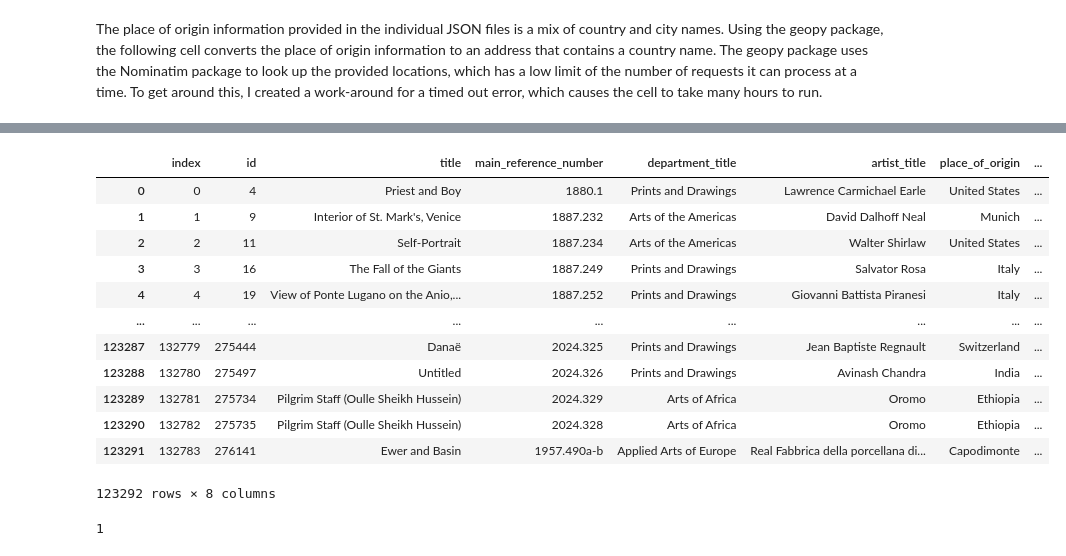
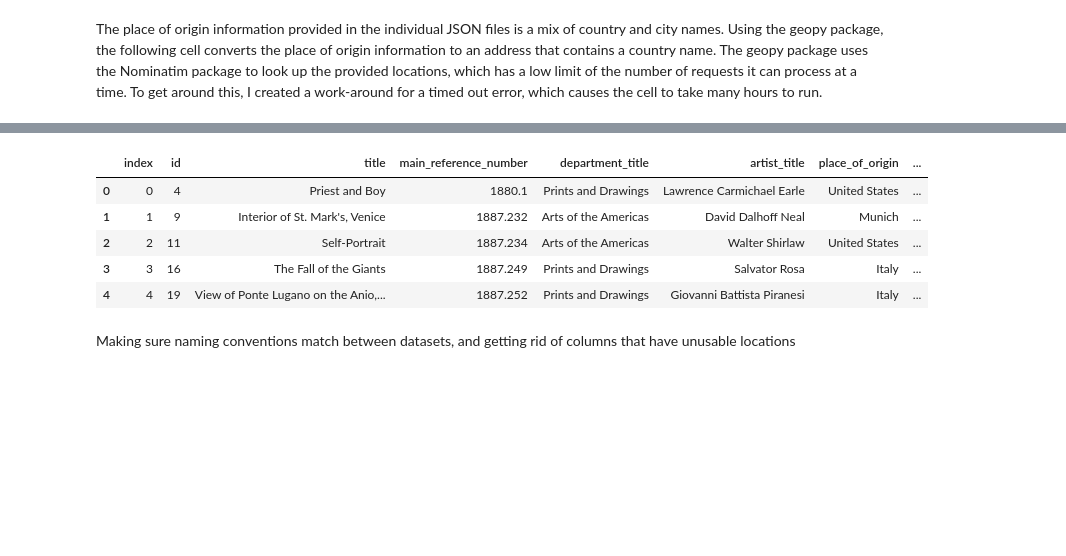
Before and after one commit to mollykstark/SIADS-Milestone-1, a Jupyter notebook: AIC_data_cleaning.ipynb, the cells around one changed output, grey strips where cells are left out. Drawn from its saved outputs; the diff is of its cells as text; code cells hidden in the pictures; blank space fills up the shorter version.

```diff
--- a/AIC_data_cleaning.ipynb
+++ b/AIC_data_cleaning.ipynb
@@ -176,24 +121,15 @@ combined_countries
 # %%
 aic_and_country_origin = pd.merge(aic_origin_drops, combined_countries, on='id', how='left')
-aic_and_country_origin
+aic_and_country_origin.head()
 # %% [output]
 |  | index | id | title | main_reference_number | department_title | artist_title | place_of_origin | ... |
 | 0 | 0 | 4 | Priest and Boy | 1880.1 | Prints and Drawings | Lawrence Carmichael Earle | United States | ... |
 | 1 | 1 | 9 | Interior of St. Mark's, Venice | 1887.232 | Arts of the Americas | David Dalhoff Neal | Munich | ... |
 | 2 | 2 | 11 | Self-Portrait | 1887.234 | Arts of the Americas | Walter Shirlaw | United States | ... |
 | 3 | 3 | 16 | The Fall of the Giants | 1887.249 | Prints and Drawings | Salvator Rosa | Italy | ... |
 | 4 | 4 | 19 | View of Ponte Lugano on the Anio,... | 1887.252 | Prints and Drawings | Giovanni Battista Piranesi | Italy | ... |
-| ... | ... | ... | ... | ... | ... | ... | ... | ... |
-| 123287 | 132779 | 275444 | Danaë | 2024.325 | Prints and Drawings | Jean Baptiste Regnault | Switzerland | ... |
-| 123288 | 132780 | 275497 | Untitled | 2024.326 | Prints and Drawings | Avinash Chandra | India | ... |
-| 123289 | 132781 | 275734 | Pilgrim Staff (Oulle Sheikh Hussein) | 2024.329 | Arts of Africa | Oromo | Ethiopia | ... |
-| 123290 | 132782 | 275735 | Pilgrim Staff (Oulle Sheikh Hussein) | 2024.328 | Arts of Africa | Oromo | Ethiopia | ... |
-| 123291 | 132783 | 276141 | Ewer and Basin | 1957.490a-b | Applied Arts of Europe | Real Fabbrica della porcellana di... | Capodimonte | ... |
-123292 rows × 8 columns
-# %%
-len(aic_and_country_origin[aic_and_country_origin['country'] == 'South America'])
-# %% [output]
-1
+# %% [markdown]
+Making sure naming conventions match between datasets, and getting rid of columns that have unusable locations
 # %%
 aic_and_country_origin['country'].replace({'Democratic Republic of the Congo':'DR Congo',
                                            "Côte d'Ivoire": 'Ivory Coast',
```
Also changed, not shown: parts of 29 cells of this notebook, 1 other file.
